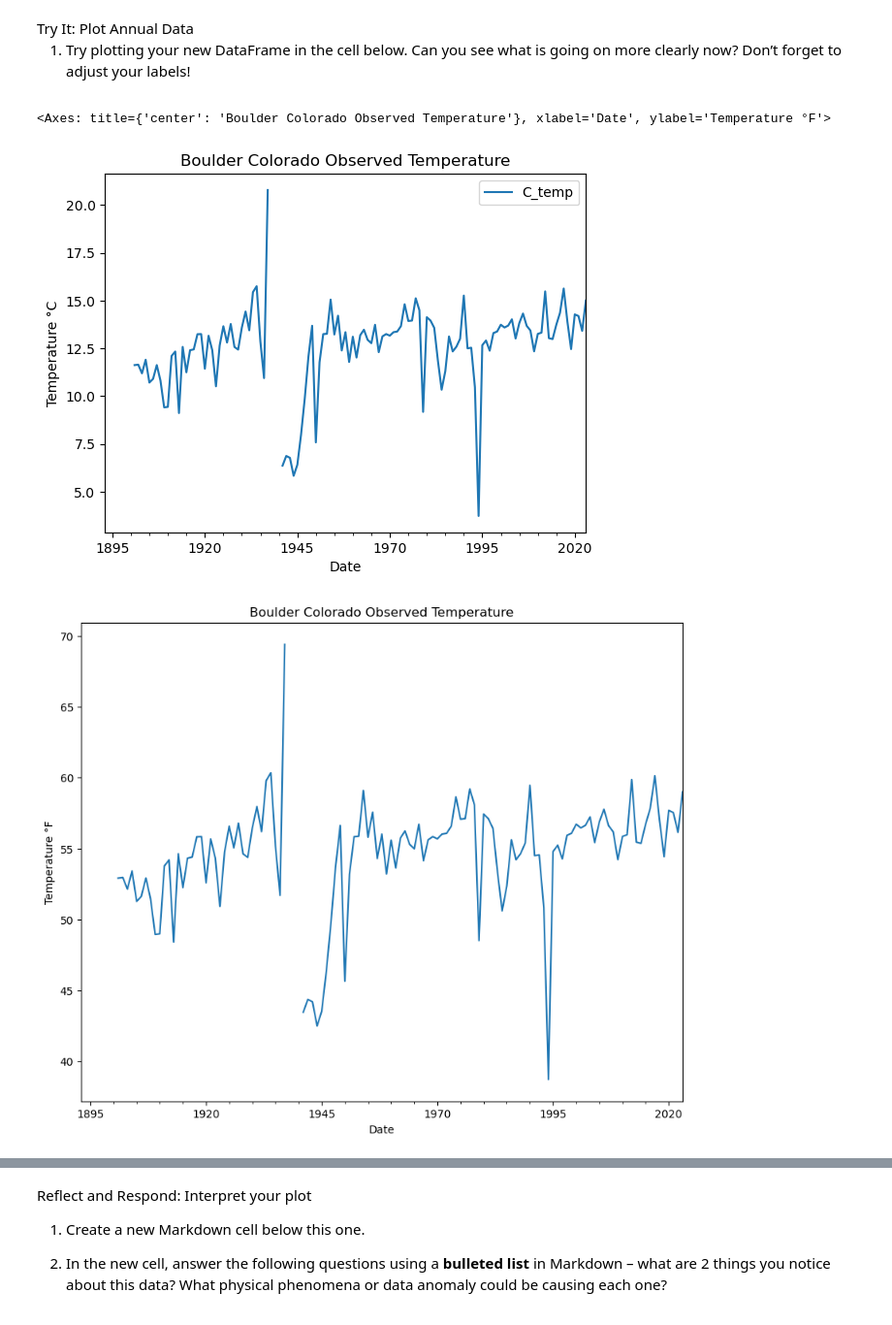
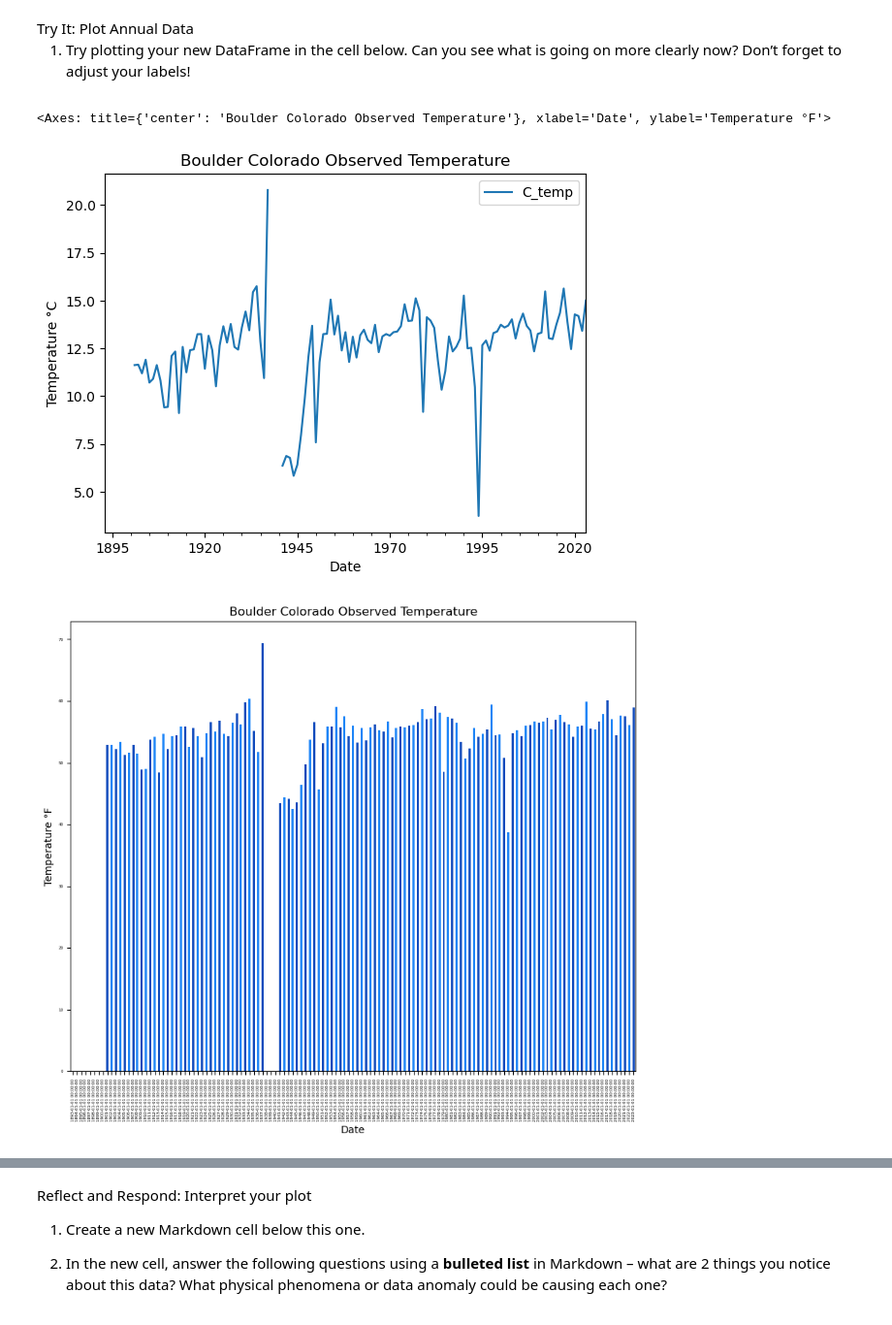
Before and after one commit to earthlab-education/climate-coding-challenge-gpb3037, a Jupyter notebook: Climate Coding Challenge, Part 4!.ipynb, the cells around one changed output, grey strips where cells are left out. Shown: that part at 97% size. Saved outputs shown, nothing was run; the diff lists cells and outputs as text; code cells hidden in the pictures.

Commit message:
trying some different types of plots

```diff
--- a/Climate Coding Challenge, Part 4!.ipynb
+++ b/Climate Coding Challenge, Part 4!.ipynb
@@ -171,21 +169,24 @@ is going on more clearly now? Don’t forget to adjust your labels!</li>
 # %%
 # Plot the annual data
 # basic exercise
 bco_ann_climate_df.plot(
     y='C_temp',
     title='Boulder Colorado Observed Temperature',
     xlabel='Date',
     ylabel='Temperature °C')
 
 # formatting exercise take away legend change size
-bco_ann_climate_df.plot(
+bco_ann_climate_df.plot.bar(
     y='Temp_F',
     title='Boulder Colorado Observed Temperature',
     xlabel='Date',
     ylabel='Temperature °F',
     figsize=(10,8),
+    # grid=True,
+    fontsize=4,
+    color=["#104abc", "#1e85f7"],
     legend=False)
 # %% [output]
 <Axes: title={'center': 'Boulder Colorado Observed Temperature'}, xlabel='Date', ylabel='Temperature °F'>
 [figure]
-[figure, old version]
+[figure, new version]
```
Also changed, not shown: parts of 5 cells of this notebook, 1 other file.
